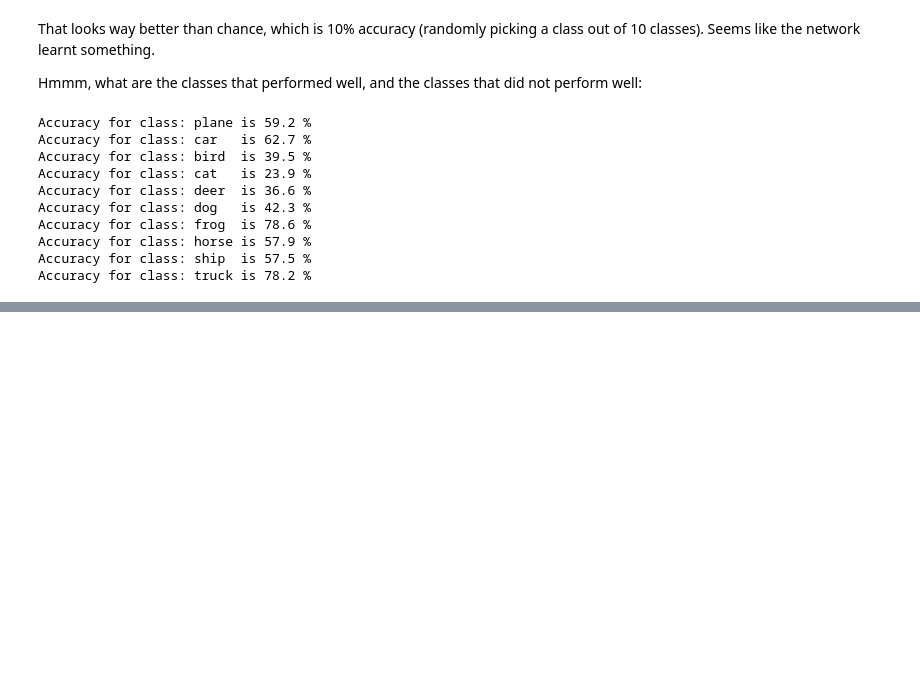
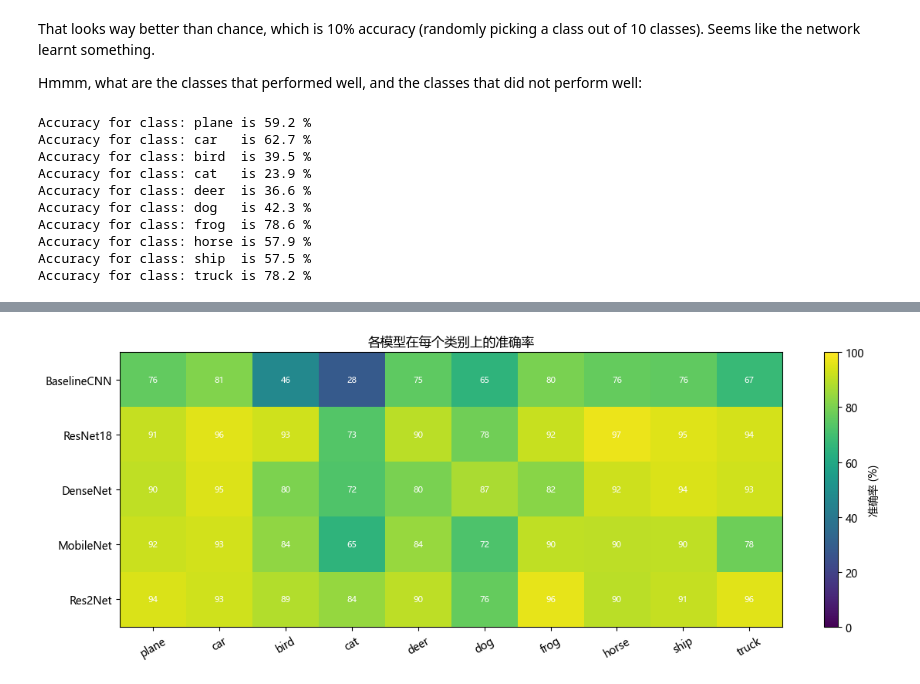
Before and after one commit to sjq0098/DeepLearning, a Jupyter notebook: exp1/cnn-pytorch-cifar10.ipynb, the cells around one changed output, grey strips where cells are left out. Cells and saved outputs as stored; diff of their text form; code cells hidden in the pictures; blank space fills up the shorter version.

Commit message:
update lab1 result

```diff
--- a/exp1/cnn-pytorch-cifar10.ipynb
+++ b/exp1/cnn-pytorch-cifar10.ipynb
@@ -251,0 +459,15 @@ Accuracy for class: truck is 78.2 %
+# %%
+# 各模型在每个类别上的准确率（热力图）
+order = [name for name, _ in model_iter()]
+mat = np.array([[results[n]['per_class_acc'][c] for c in CLASSES] for n in order])
+fig, ax = plt.subplots(figsize=(12, 4.5))
+im = ax.imshow(mat, aspect='auto', cmap='viridis', vmin=0, vmax=100)
+ax.set_xticks(range(len(CLASSES))); ax.set_xticklabels(CLASSES, rotation=30)
+ax.set_yticks(range(len(order))); ax.set_yticklabels([results[n]['display'] for n in order])
+for i in range(mat.shape[0]):
+    for j in range(mat.shape[1]):
+        ax.text(j, i, f'{mat[i, j]:.0f}', ha='center', va='center', color='w', fontsize=8)
+fig.colorbar(im, ax=ax, label='准确率 (%)')
+ax.set_title('各模型在每个类别上的准确率'); plt.tight_layout(); plt.show()
+# %% [output]
+[figure, added]
```
Also changed, not shown: parts of 15 cells of this notebook, 5 other files.
